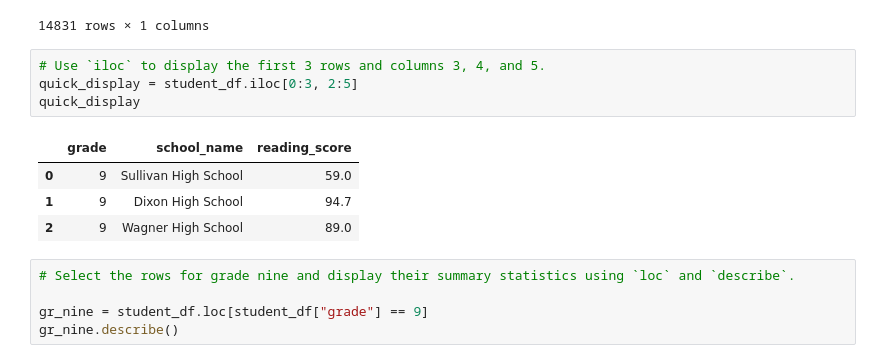
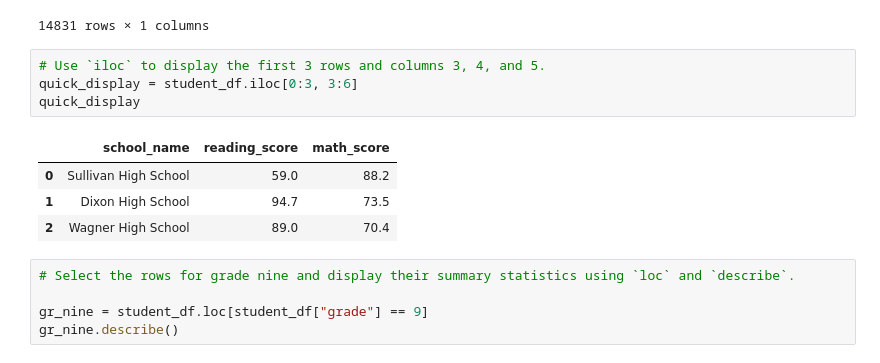
Before and after one commit to Pazz0/School_District_Analysis, a Jupyter notebook: Student_Data_Challenge_Starter_Code.ipynb, the cells around one changed output. Saved outputs shown, nothing was run; the diff lists cells and outputs as text.

```diff
--- a/Student_Data_Challenge_Starter_Code.ipynb
+++ b/Student_Data_Challenge_Starter_Code.ipynb
@@ -212,13 +212,13 @@ student_df.loc[:,['grade']]
 14831 rows × 1 columns
 # %%
 # Use `iloc` to display the first 3 rows and columns 3, 4, and 5.
-quick_display = student_df.iloc[0:3, 2:5]
+quick_display = student_df.iloc[0:3, 3:6]
 quick_display
 # %% [output]
-|  | grade | school_name | reading_score |
-| 0 | 9 | Sullivan High School | 59.0 |
-| 1 | 9 | Dixon High School | 94.7 |
-| 2 | 9 | Wagner High School | 89.0 |
+|  | school_name | reading_score | math_score |
+| 0 | Sullivan High School | 59.0 | 88.2 |
+| 1 | Dixon High School | 94.7 | 73.5 |
+| 2 | Wagner High School | 89.0 | 70.4 |
 # %%
 # Select the rows for grade nine and display their summary statistics using `loc` and `describe`.
 
```
Also changed, not shown: parts of 2 cells of this notebook.
